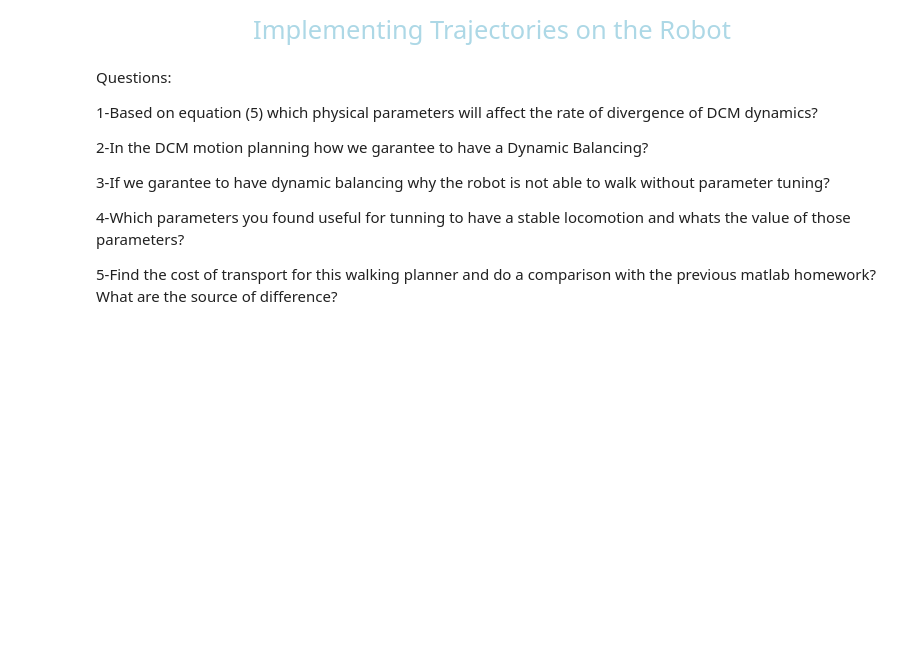
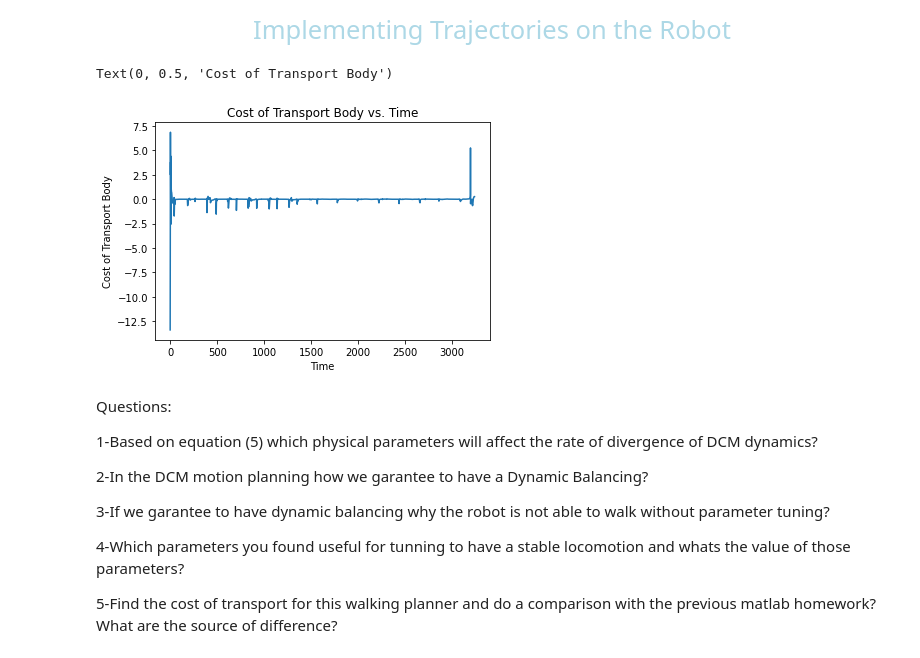
Before and after one commit to RenardDesNeiges/legged_dcm_project, a Jupyter notebook: code/DCM--walking-Atlas.ipynb, the cells around one changed output. Cells and saved outputs as stored; diff of their text form; code cells hidden in the pictures; blank space fills up the shorter version.

```diff
--- a/code/DCM--walking-Atlas.ipynb
+++ b/code/DCM--walking-Atlas.ipynb
@@ -344,6 +344,8 @@ jointsPositions[0:4]=bodyPositions
 jointsPositions[4:11]=rightArmPositions
 jointsPositions[11:18]=leftArmPositions
 
+GRAVITY = 9.81
+cost_of_transport = []
 
 for i in range(1000):  #1000 sampling time will be allocated for the initialization of the robot position
     lowerBodyJoints= AtlasUtils.doInverseKinematics([0.0,0.0,0.9 - (i/1000)* (0.9-DCMPlanner.CoMHeight)], np.eye(3),[0.0,0.13,0.0], np.eye(3),[0.0, -0.13,0.0], np.eye(3))
@@ -376,10 +378,38 @@ for i in range(int((DCMPlanner.numberOfSamplesPerSecond) * CoPPositions.shape[0]
         pybullet.addUserDebugLine(leftFootTrajectory[i-14],leftFootTrajectory[i],[1.0,0.0,0.8],4,140)
         pybullet.addUserDebugLine(rightFootTrajectory[i-14],rightFootTrajectory[i],[0.1,0.9,0.8],4,140)
     pybullet.stepSimulation()
+
+    current_motor_torques = np.array([x[3] for x in pybullet.getJointStates(bodyUniqueId=robotID, jointIndices=jointsIndex)])
+    current_motor_velocities = np.array([x[1] for x in pybullet.getJointStates(bodyUniqueId=robotID, jointIndices=jointsIndex)])
+
+    current_base_velocitites = np.array([x[0] for x in pybullet.getBaseVelocity(bodyUniqueId=robotID)])[0] # get linear x vel
+    current_mass = np.array([x for x in pybullet.getDynamicsInfo(bodyUniqueId=robotID, linkIndex=-1)])[0] # get base weight
+    # HOW TO GET OTHER WEIGHTS????
+
+    current_power = current_motor_torques * current_motor_velocities
+    current_cost_of_transport = current_power / (current_mass * GRAVITY * current_base_velocitites)
+    cost_of_transport.append(current_cost_of_transport)
 # %%
 for i in range(1,1000):
     pybullet.stepSimulation()
 pybullet.disconnect()
+# %%
+time = np.arange(len(cost_of_transport))
+cost_of_transport = np.array(cost_of_transport)
+bodyCost = []
+
+for i, cost in enumerate(cost_of_transport):
+    current_bodyCost = 0
+    current_bodyCost = np.sum(cost_of_transport[i][bodyIndex])
+    bodyCost.append(current_bodyCost)
+
+plt.plot(time, bodyCost)
+plt.title('Cost of Transport Body vs. Time')
+plt.xlabel('Time')
+plt.ylabel('Cost of Transport Body')
+# %% [output]
+Text(0, 0.5, 'Cost of Transport Body')
+[figure, added]
 # %% [markdown]
 Questions:
 
```
Also changed, not shown: parts of 7 cells of this notebook, 9 other files.
